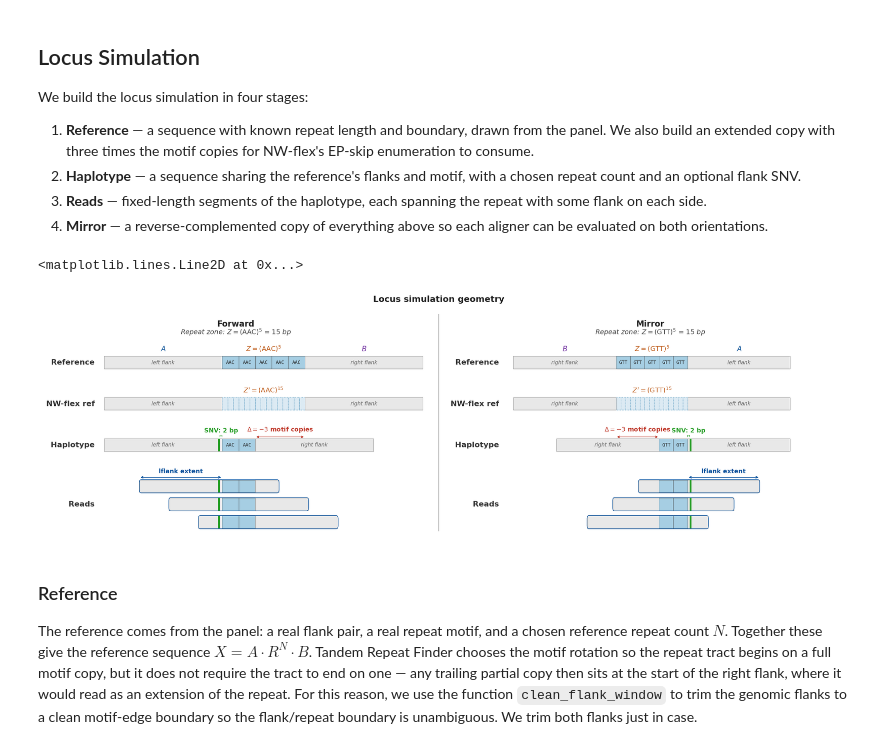
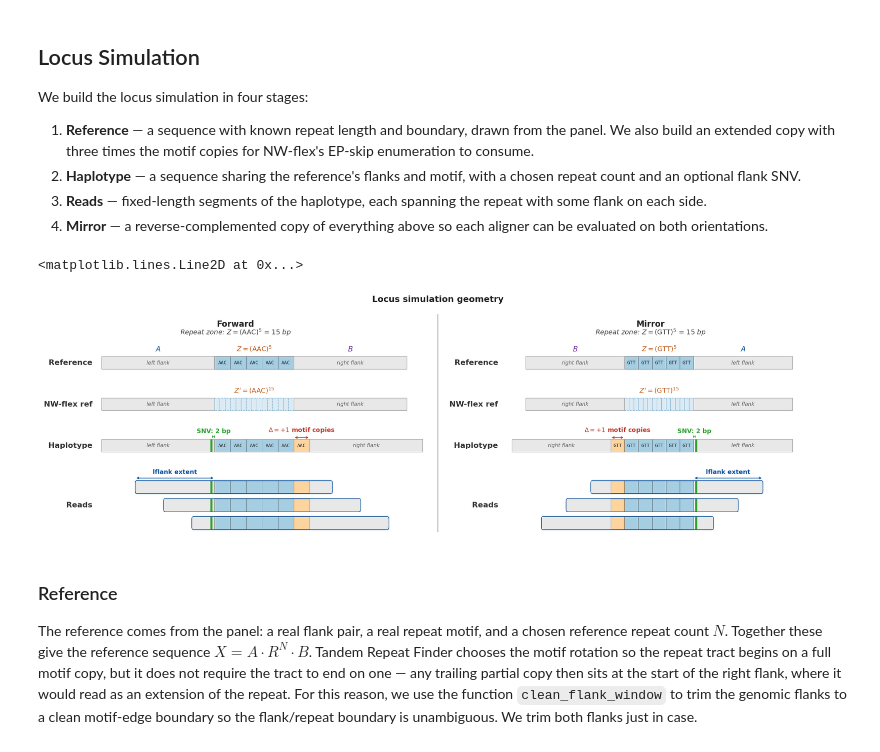
Before and after one commit to nwflex/nwflex, a Jupyter notebook: notebooks/07_NWflex_BWA_Comparison.ipynb, the cells around one changed output. Drawn from its saved outputs; the diff is of its cells as text; code cells hidden in the pictures.

```diff
--- a/notebooks/07_NWflex_BWA_Comparison.ipynb
+++ b/notebooks/07_NWflex_BWA_Comparison.ipynb
@@ -185,28 +175,27 @@ We build the locus simulation in four stages:
 # %%
 fig, axes = plt.subplots(1, 2, figsize=(24, 7.2))
 for ax, mirror in zip(axes, [False, True]):
     plot_layout_schematic(
         motif="AAC",
         ref_n=5,
-        delta_example=-3,
+        delta_example=1,
         snv={"offset_from_boundary": 2},
         suptitle="Forward" if not mirror else "Mirror",
         flanks_aligned=False,
         show_nwflex=True,
         mirror=mirror,
         ax=ax,
     )
 fig.suptitle("Locus simulation geometry",
              fontsize=18, fontweight="bold", color="#222222", y=0.995)
 fig.tight_layout(rect=(0, 0, 1, 0.97), w_pad=2)
 # Vertical divider between the two panels at the figure midline.
-from matplotlib.lines import Line2D
 divider = Line2D([0.5, 0.5], [0.04, 0.92], transform=fig.transFigure,
                  color="#888888", linewidth=1.0, linestyle="-")
 fig.add_artist(divider)
 # %% [output]
 <matplotlib.lines.Line2D at 0x...>
-[figure, old version]
+[figure, new version]
 # %% [markdown]
 ### Reference
 
```
Also changed, not shown: parts of 8 cells of this notebook, 21 other files.
